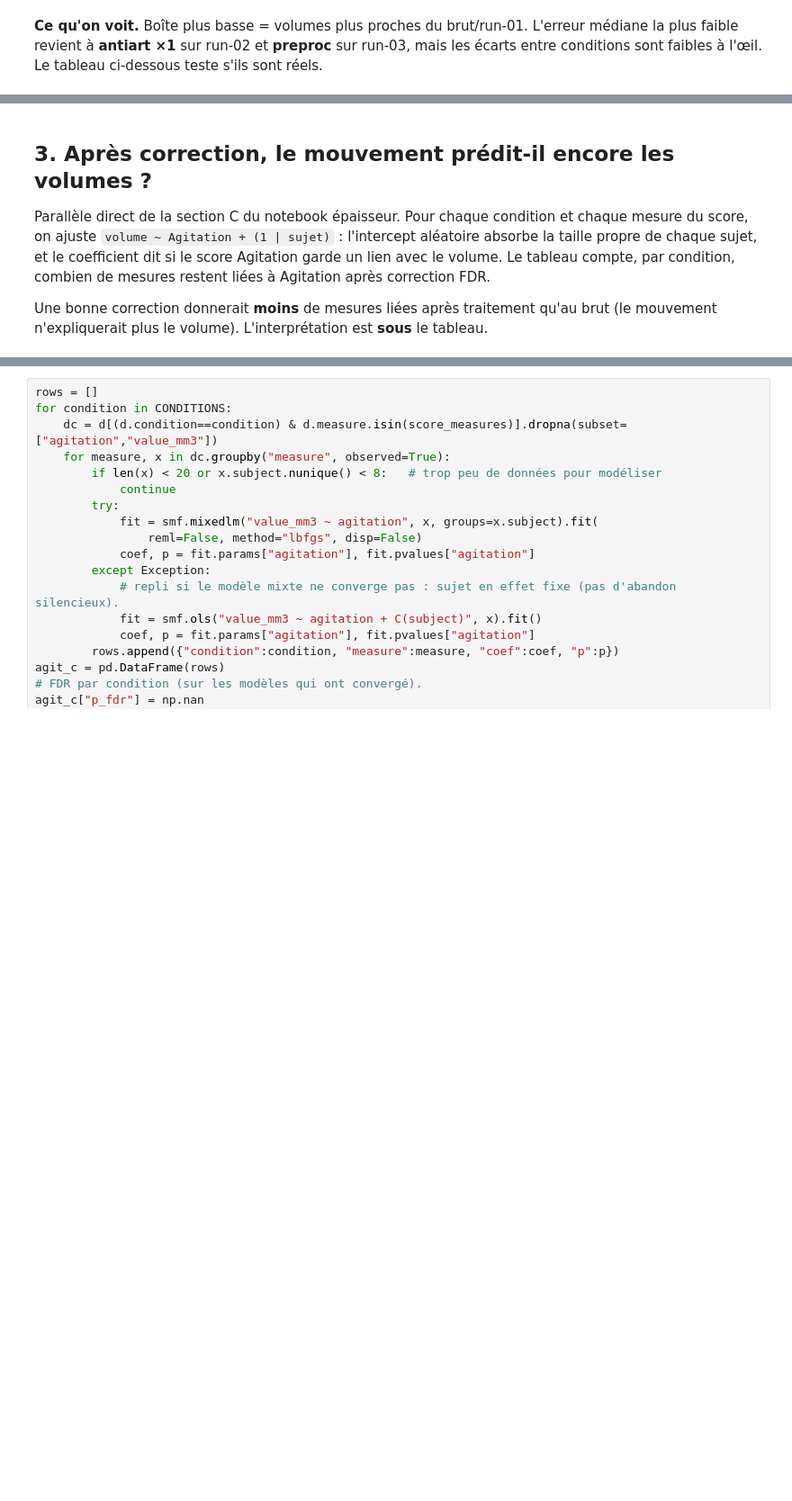
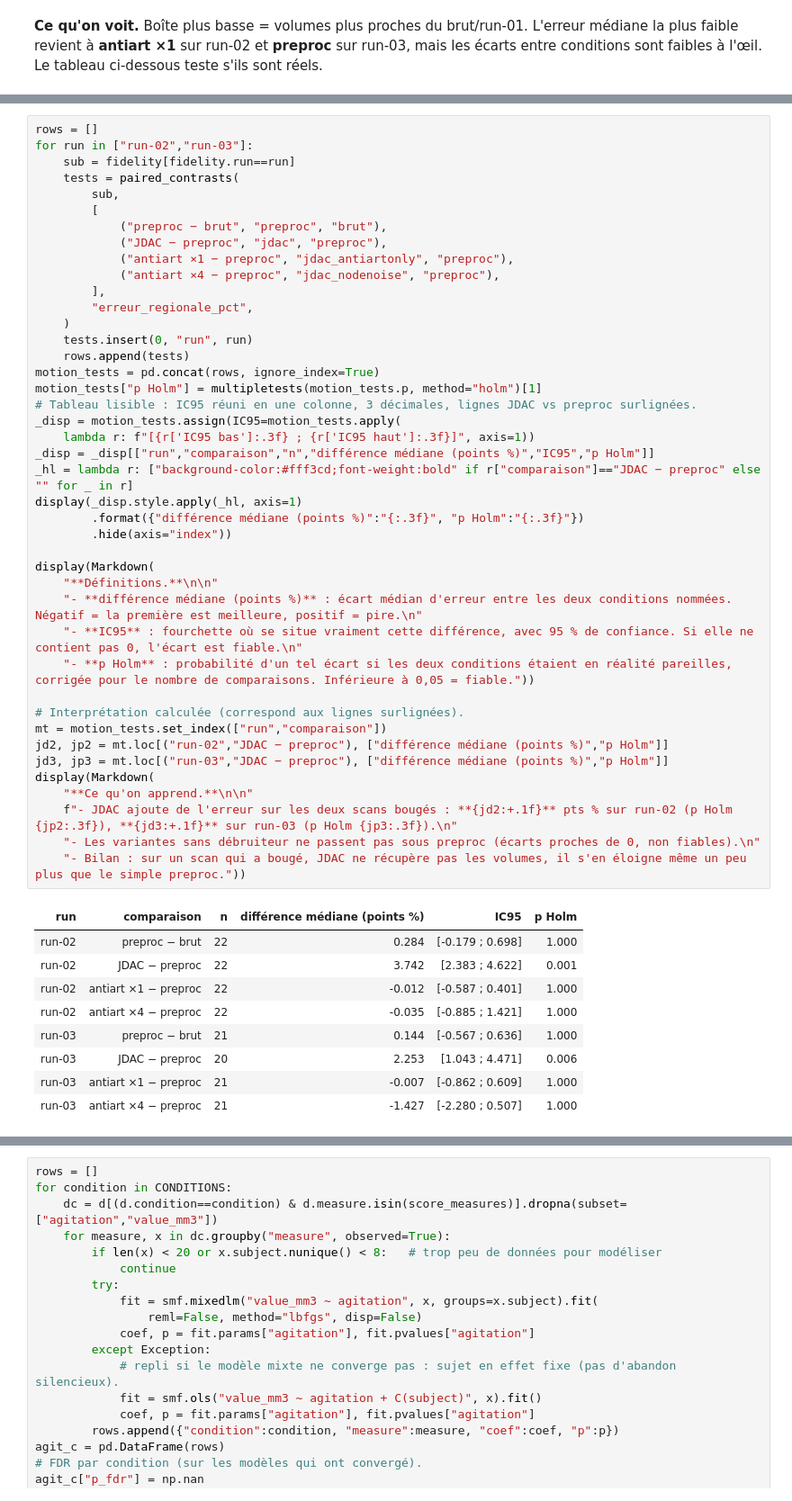
Before and after one commit to math-wil/jdac-motion-correction, a Jupyter notebook: pipelines/ds004332/phase5_fidelity/explore_aseg_rigide.ipynb, the cells around one changed output, grey strips where cells are left out. Shown at 90% size. Saved outputs shown, nothing was run; the diff lists cells and outputs as text; blank space fills up the shorter version.

```diff
--- a/pipelines/ds004332/phase5_fidelity/explore_aseg_rigide.ipynb
+++ b/pipelines/ds004332/phase5_fidelity/explore_aseg_rigide.ipynb
@@ -375,6 +312,52 @@ display(Markdown(
-# %% [markdown]
-## 3. Après correction, le mouvement prédit-il encore les volumes ?
-
-Parallèle direct de la section C du notebook épaisseur. Pour chaque condition et chaque mesure du score, on ajuste `volume ~ Agitation + (1 | sujet)` : l'intercept aléatoire absorbe la taille propre de chaque sujet, et le coefficient dit si le score Agitation garde un lien avec le volume. Le tableau compte, par condition, combien de mesures restent liées à Agitation après correction FDR.
-
-Une bonne correction donnerait **moins** de mesures liées après traitement qu'au brut (le mouvement n'expliquerait plus le volume). L'interprétation est **sous** le tableau.
+# %%
+rows = []
+for run in ["run-02","run-03"]:
+    sub = fidelity[fidelity.run==run]
+    tests = paired_contrasts(
+        sub,
+        [
+            ("preproc − brut", "preproc", "brut"),
+            ("JDAC − preproc", "jdac", "preproc"),
+            ("antiart ×1 − preproc", "jdac_antiartonly", "preproc"),
+            ("antiart ×4 − preproc", "jdac_nodenoise", "preproc"),
+        ],
+        "erreur_regionale_pct",
+    )
+    tests.insert(0, "run", run)
+    rows.append(tests)
+motion_tests = pd.concat(rows, ignore_index=True)
+motion_tests["p Holm"] = multipletests(motion_tests.p, method="holm")[1]
+# Tableau lisible : IC95 réuni en une colonne, 3 décimales, lignes JDAC vs preproc surlignées.
+_disp = motion_tests.assign(IC95=motion_tests.apply(
+    lambda r: f"[{r['IC95 bas']:.3f} ; {r['IC95 haut']:.3f}]", axis=1))
+_disp = _disp[["run","comparaison","n","différence médiane (points %)","IC95","p Holm"]]
+_hl = lambda r: ["background-color:#fff3cd;font-weight:bold" if r["comparaison"]=="JDAC − preproc" else "" for _ in r]
+display(_disp.style.apply(_hl, axis=1)
+        .format({"différence médiane (points %)":"{:.3f}", "p Holm":"{:.3f}"})
+        .hide(axis="index"))
+
+display(Markdown(
+    "**Définitions.**\n\n"
+    "- **différence médiane (points %)** : écart médian d'erreur entre les deux conditions nommées. Négatif = la première est meilleure, positif = pire.\n"
+    "- **IC95** : fourchette où se situe vraiment cette différence, avec 95 % de confiance. Si elle ne contient pas 0, l'écart est fiable.\n"
+    "- **p Holm** : probabilité d'un tel écart si les deux conditions étaient en réalité pareilles, corrigée pour le nombre de comparaisons. Inférieure à 0,05 = fiable."))
+
+# Interprétation calculée (correspond aux lignes surlignées).
+mt = motion_tests.set_index(["run","comparaison"])
+jd2, jp2 = mt.loc[("run-02","JDAC − preproc"), ["différence médiane (points %)","p Holm"]]
+jd3, jp3 = mt.loc[("run-03","JDAC − preproc"), ["différence médiane (points %)","p Holm"]]
+display(Markdown(
+    "**Ce qu'on apprend.**\n\n"
+    f"- JDAC ajoute de l'erreur sur les deux scans bougés : **{jd2:+.1f}** pts % sur run-02 (p Holm {jp2:.3f}), **{jd3:+.1f}** sur run-03 (p Holm {jp3:.3f}).\n"
+    "- Les variantes sans débruiteur ne passent pas sous preproc (écarts proches de 0, non fiables).\n"
+    "- Bilan : sur un scan qui a bougé, JDAC ne récupère pas les volumes, il s'en éloigne même un peu plus que le simple preproc."))
+# %% [output]
+| run | comparaison | n | différence médiane (points %) | IC95 | p Holm |
+| run-02 | preproc − brut | 22 | 0.284 | [-0.179 ; 0.698] | 1.000 |
+| run-02 | JDAC − preproc | 22 | 3.742 | [2.383 ; 4.622] | 0.001 |
+| run-02 | antiart ×1 − preproc | 22 | -0.012 | [-0.587 ; 0.401] | 1.000 |
+| run-02 | antiart ×4 − preproc | 22 | -0.035 | [-0.885 ; 1.421] | 1.000 |
+| run-03 | preproc − brut | 21 | 0.144 | [-0.567 ; 0.636] | 1.000 |
+| run-03 | JDAC − preproc | 20 | 2.253 | [1.043 ; 4.471] | 0.006 |
+| run-03 | antiart ×1 − preproc | 21 | -0.007 | [-0.862 ; 0.609] | 1.000 |
+| run-03 | antiart ×4 − preproc | 21 | -1.427 | [-2.280 ; 0.507] | 1.000 |
```
Also changed, not shown: parts of 9 cells of this notebook, 2 other files.
